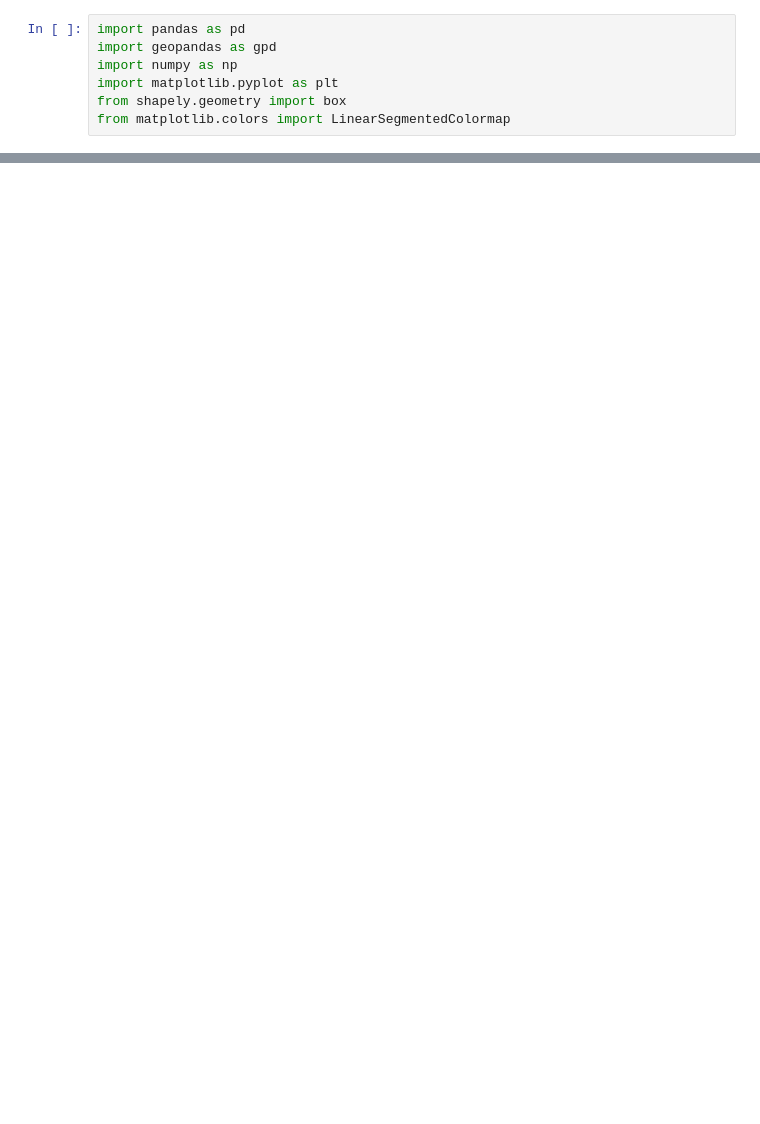
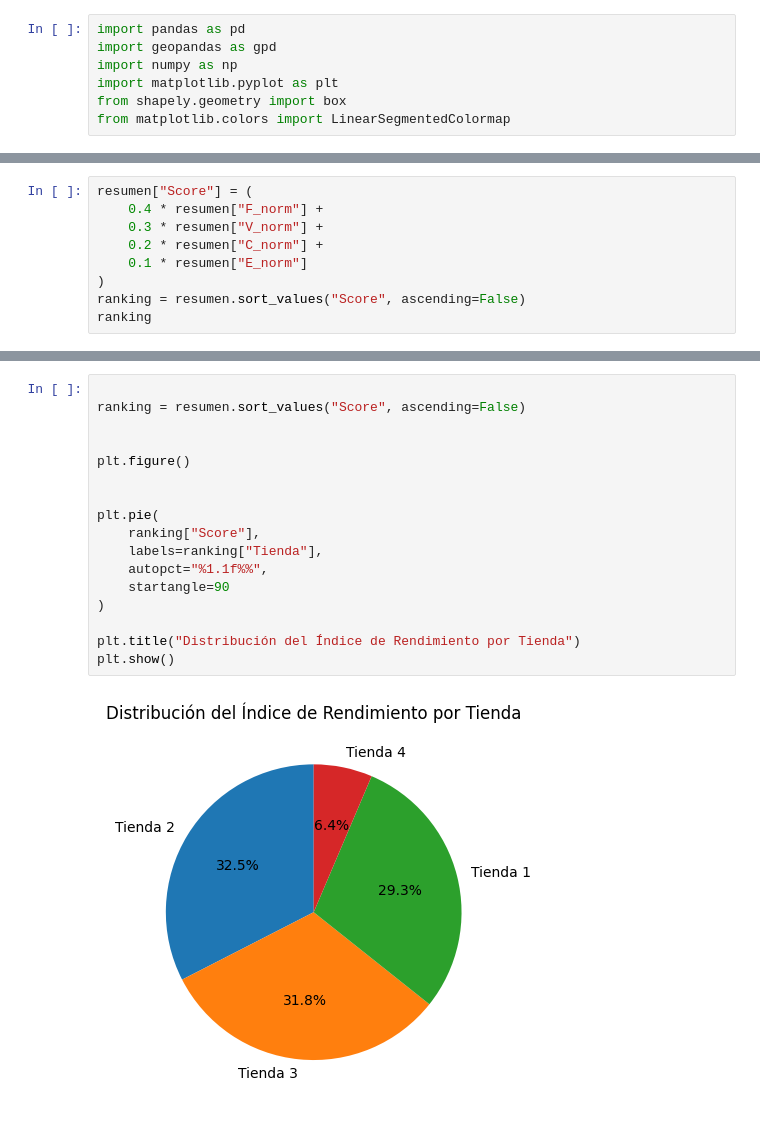
Before and after one commit to NULLPX-a/Alura-challenge-store, a Jupyter notebook: AluraStoreLatam.ipynb, the cells around one changed output, grey strips where cells are left out. Drawn from its saved outputs; the diff is of its cells as text; blank space fills up the shorter version.

```diff
--- a/AluraStoreLatam.ipynb
+++ b/AluraStoreLatam.ipynb
@@ -378,0 +451,9 @@ De esta seccion en adelante se tiene como objetivo determinar a cuál de las tie
+# %%
+resumen["Score"] = (
+    0.4 * resumen["F_norm"] +
+    0.3 * resumen["V_norm"] +
+    0.2 * resumen["C_norm"] +
+    0.1 * resumen["E_norm"]
+)
+ranking = resumen.sort_values("Score", ascending=False)
+ranking
@@ -378,0 +466,19 @@ De esta seccion en adelante se tiene como objetivo determinar a cuál de las tie
+# %%
+
+ranking = resumen.sort_values("Score", ascending=False)
+
+
+plt.figure()
+
+
+plt.pie(
+    ranking["Score"],
+    labels=ranking["Tienda"],
+    autopct="%1.1f%%",
+    startangle=90
+)
+
+plt.title("Distribución del Índice de Rendimiento por Tienda")
+plt.show()
+# %% [output]
+[figure, added]
```
Also changed, not shown: parts of 15 cells of this notebook.
